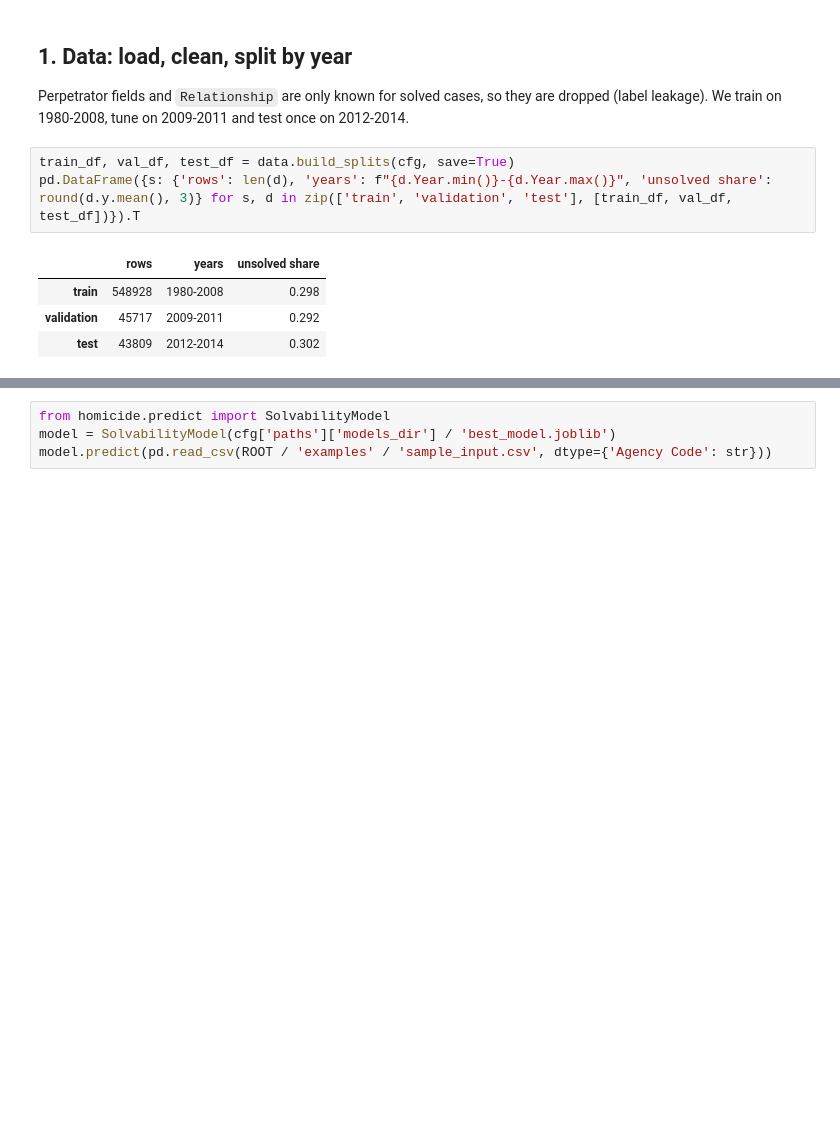
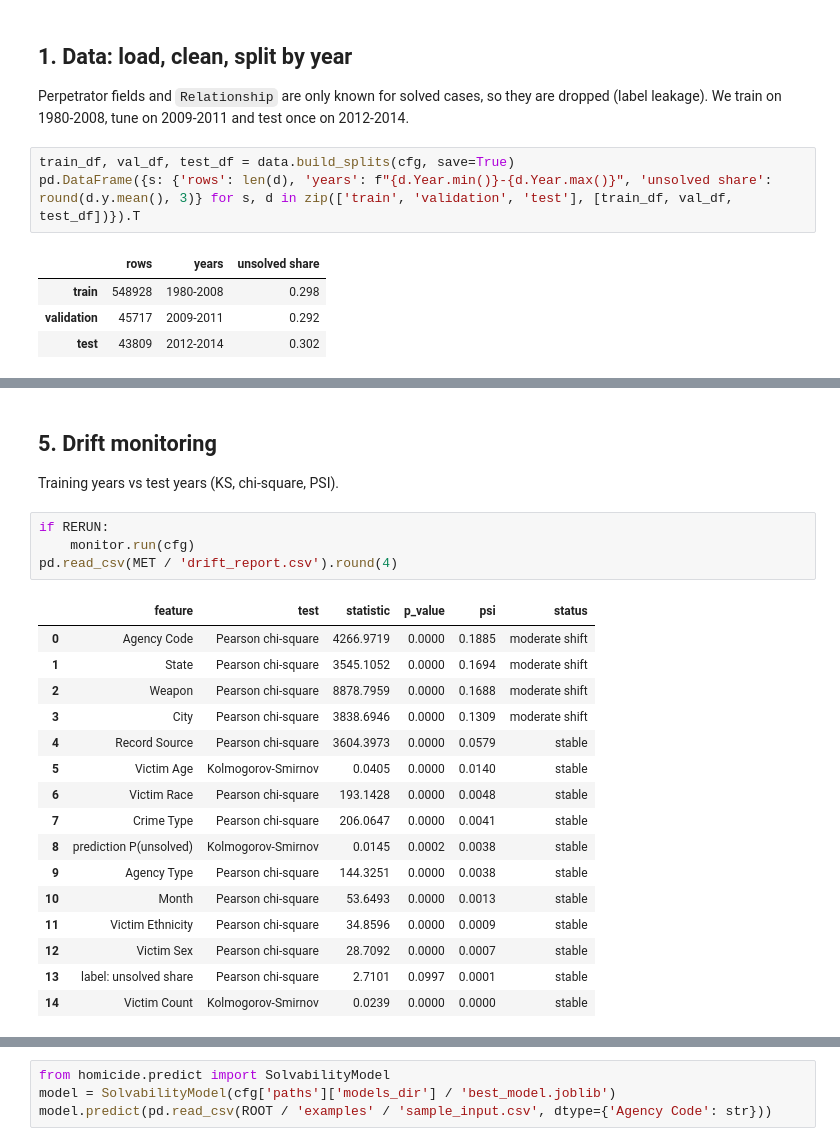
Before and after one commit to gossezandstra-star/homicide-solvability, a Jupyter notebook: notebooks/homicide_pipeline.ipynb, the cells around one changed output, grey strips where cells are left out. Cells and saved outputs as stored; diff of their text form; blank space fills up the shorter version.

```diff
--- a/notebooks/homicide_pipeline.ipynb
+++ b/notebooks/homicide_pipeline.ipynb
@@ -51,0 +144,24 @@ selected model: random_forest
+# %% [markdown]
+## 5. Drift monitoring
+Training years vs test years (KS, chi-square, PSI).
+# %%
+if RERUN:
+    monitor.run(cfg)
+pd.read_csv(MET / 'drift_report.csv').round(4)
+# %% [output]
+|  | feature | test | statistic | p_value | psi | status |
+| 0 | Agency Code | Pearson chi-square | 4266.9719 | 0.0000 | 0.1885 | moderate shift |
+| 1 | State | Pearson chi-square | 3545.1052 | 0.0000 | 0.1694 | moderate shift |
+| 2 | Weapon | Pearson chi-square | 8878.7959 | 0.0000 | 0.1688 | moderate shift |
+| 3 | City | Pearson chi-square | 3838.6946 | 0.0000 | 0.1309 | moderate shift |
+| 4 | Record Source | Pearson chi-square | 3604.3973 | 0.0000 | 0.0579 | stable |
+| 5 | Victim Age | Kolmogorov-Smirnov | 0.0405 | 0.0000 | 0.0140 | stable |
+| 6 | Victim Race | Pearson chi-square | 193.1428 | 0.0000 | 0.0048 | stable |
+| 7 | Crime Type | Pearson chi-square | 206.0647 | 0.0000 | 0.0041 | stable |
+| 8 | prediction P(unsolved) | Kolmogorov-Smirnov | 0.0145 | 0.0002 | 0.0038 | stable |
+| 9 | Agency Type | Pearson chi-square | 144.3251 | 0.0000 | 0.0038 | stable |
+| 10 | Month | Pearson chi-square | 53.6493 | 0.0000 | 0.0013 | stable |
+| 11 | Victim Ethnicity | Pearson chi-square | 34.8596 | 0.0000 | 0.0009 | stable |
+| 12 | Victim Sex | Pearson chi-square | 28.7092 | 0.0000 | 0.0007 | stable |
+| 13 | label: unsolved share | Pearson chi-square | 2.7101 | 0.0997 | 0.0001 | stable |
+| 14 | Victim Count | Kolmogorov-Smirnov | 0.0239 | 0.0000 | 0.0000 | stable |
```
Also changed, not shown: parts of 23 cells of this notebook, 38 other files.
